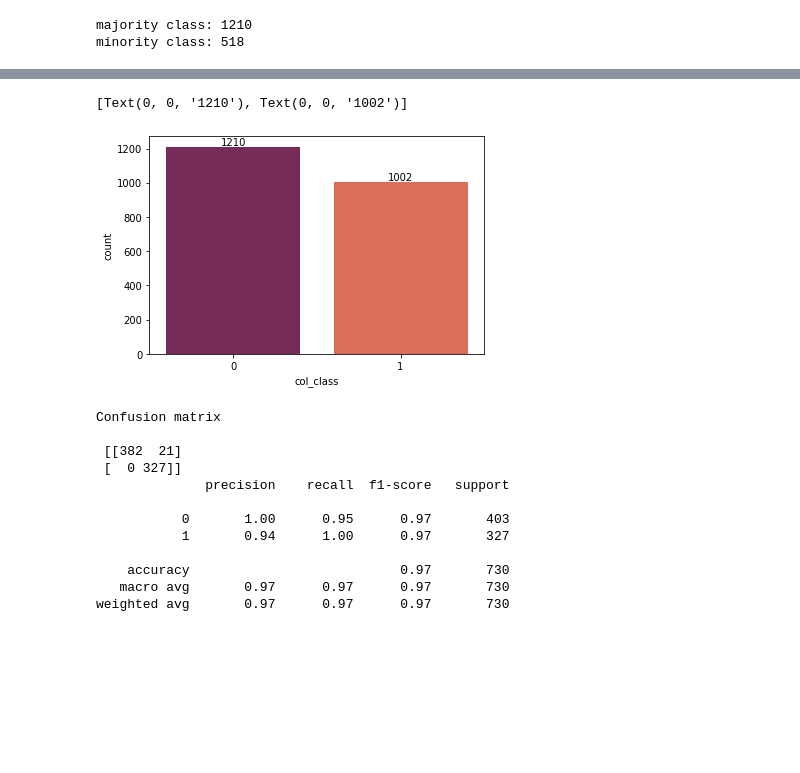
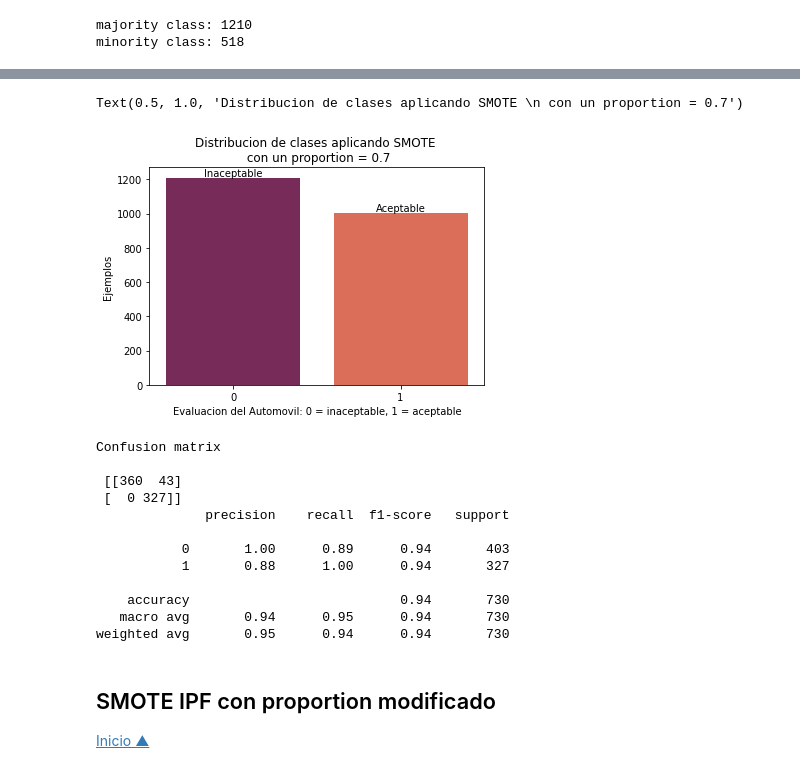
Before and after one commit to jnatmed/smote_tpfinal, a Jupyter notebook: dataset_car-evaluation.ipynb, the cells around one changed output, grey strips where cells are left out. Saved outputs shown, nothing was run; the diff lists cells and outputs as text; code cells hidden in the pictures; blank space fills up the shorter version.

```diff
--- a/dataset_car-evaluation.ipynb
+++ b/dataset_car-evaluation.ipynb
@@ -332,6 +377,8 @@ print('minority class: %d' % np.sum(y_sinSmote == 1))
 majority class: 1210
 minority class: 518
 # %%
-oversampler= sv.distance_SMOTE(proportion=0.7)
+oversampler= sv.SMOTE(proportion=0.7)
 X_samp, y_samp= oversampler.sample(X.to_numpy(), y.to_numpy())
+print('majority class: %d' % np.sum(y_samp == 0))
+print('minority class: %d' % np.sum(y_samp == 1))
 # %% [output]
@@ -381,12 +422,15 @@ dfSmote
 # %%
 ax =  sns.countplot(x='col_class', data=dfSmote, palette='rocket')
 
 abs_values = dfSmote['col_class'].value_counts(ascending=False).values
 
+ax.set_ylabel('Ejemplos')
+ax.set_xlabel('Evaluacion del Automovil: 0 = inaceptable, 1 = aceptable')
 ax.bar_label(container=ax.containers[0], labels=abs_values)
+ax.set_title('Distribucion de clases aplicando SMOTE \n con un proportion = 0.7')
 # %% [output]
-[Text(0, 0, '1210'), Text(0, 0, '1002')]
+Text(0.5, 1.0, 'Distribucion de clases aplicando SMOTE \n con un proportion = 0.7')
-[figure, old version]
+[figure, new version]
 # %%
 X_train, X_test, y_train, y_test = train_test_split(X_samp, y_samp, test_size= 0.33, random_state=42)
 clasifier = RandomForestClassifier(max_depth=3, random_state=0)
@@ -402,13 +446,17 @@ print(classification_report(y_test, y_pred))
 # %% [output]
 Confusion matrix
 
- [[382  21]
+ [[360  43]
  [  0 327]]
               precision    recall  f1-score   support
 
-           0       1.00      0.95      0.97       403
-           1       0.94      1.00      0.97       327
+           0       1.00      0.89      0.94       403
+           1       0.88      1.00      0.94       327
 
-    accuracy                           0.97       730
-   macro avg       0.97      0.97      0.97       730
-weighted avg       0.97      0.97      0.97       730
+    accuracy                           0.94       730
+   macro avg       0.94      0.95      0.94       730
+weighted avg       0.95      0.94      0.94       730
+# %% [markdown]
+<a id='smote-ipf-proportion0.7'></a>
+## SMOTE IPF con proportion modificado
+[Inicio ▲](#Indice)
```
Also changed, not shown: parts of 30 cells of this notebook, 8 other files.
